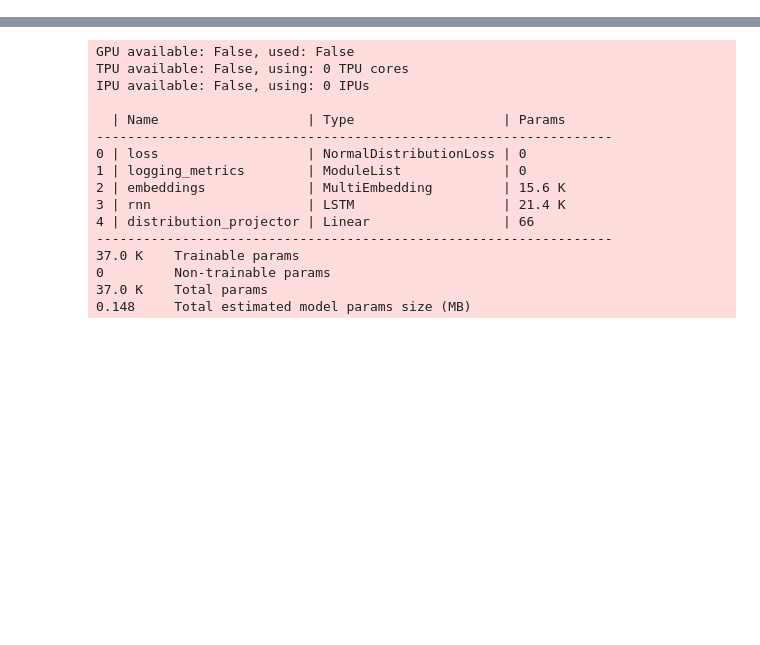
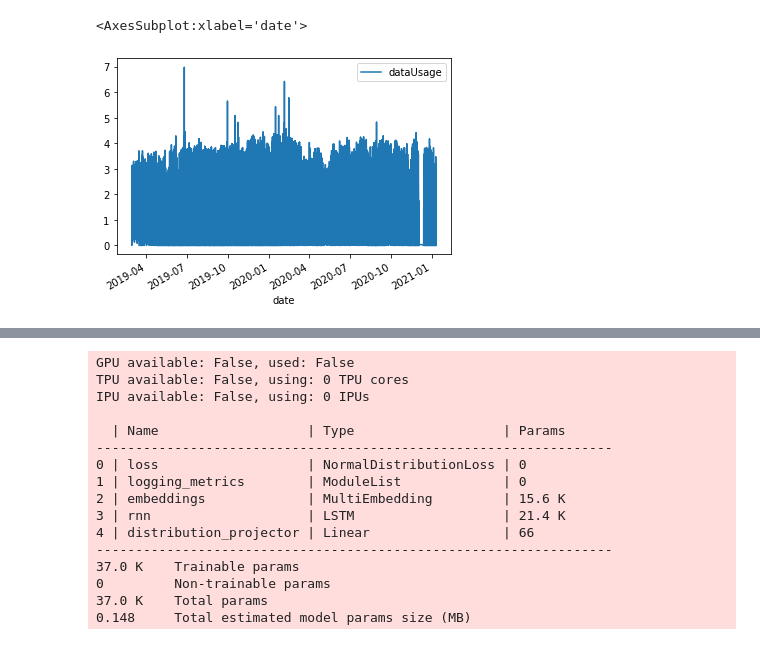
Before and after one commit to NaveedShahid/dash-app, a Jupyter notebook: deepar.ipynb, the cells around one changed output, grey strips where cells are left out. Saved outputs shown, nothing was run; the diff lists cells and outputs as text; code cells hidden in the pictures; blank space fills up the shorter version.

```diff
--- a/deepar.ipynb
+++ b/deepar.ipynb
@@ -48,0 +39,7 @@ data['trainName'] = data['trainName'].astype(str)
+# %%
+data['dataUsage'] = data['dataUsage'].apply(lambda x: np.log(x+1))
+# %%
+data.plot(x='date', y ='dataUsage')
+# %% [output]
+<AxesSubplot:xlabel='date'>
+[figure, added]
```
Also changed, not shown: parts of 22 cells of this notebook, 10 other files.
